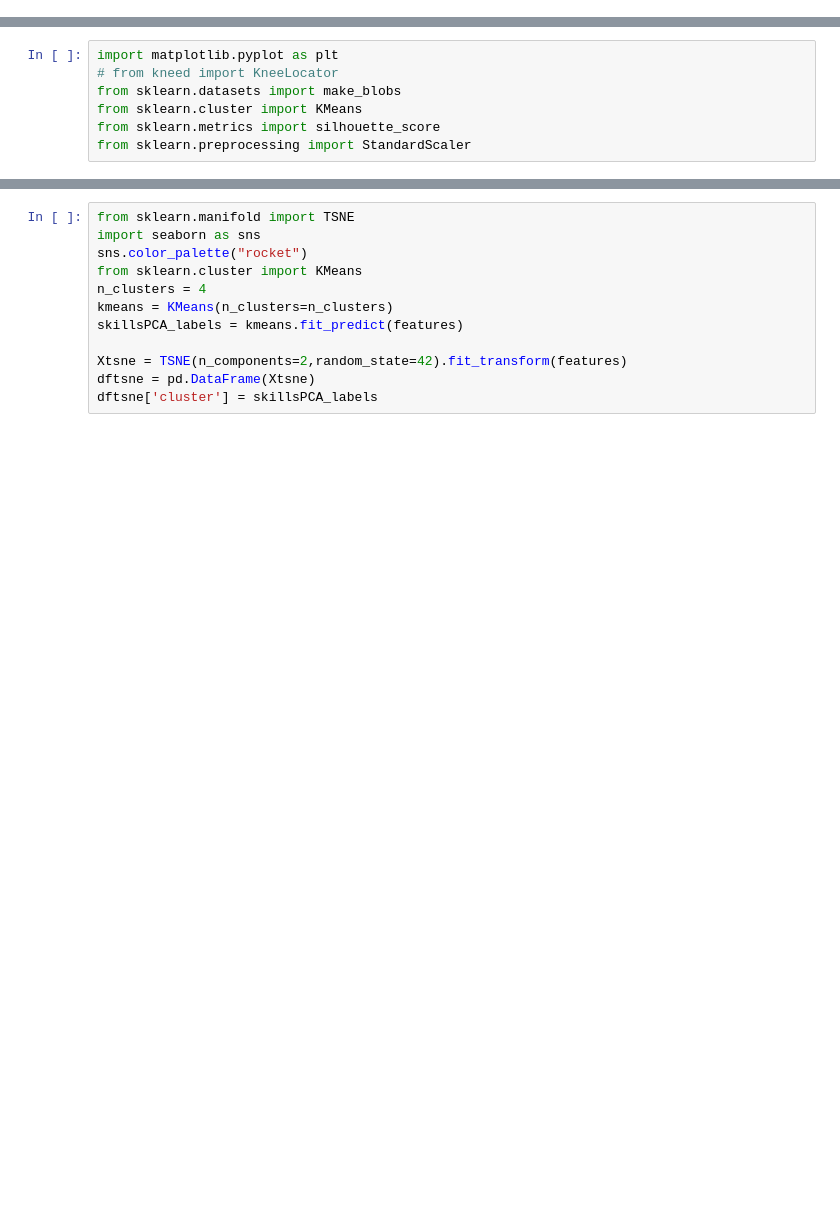
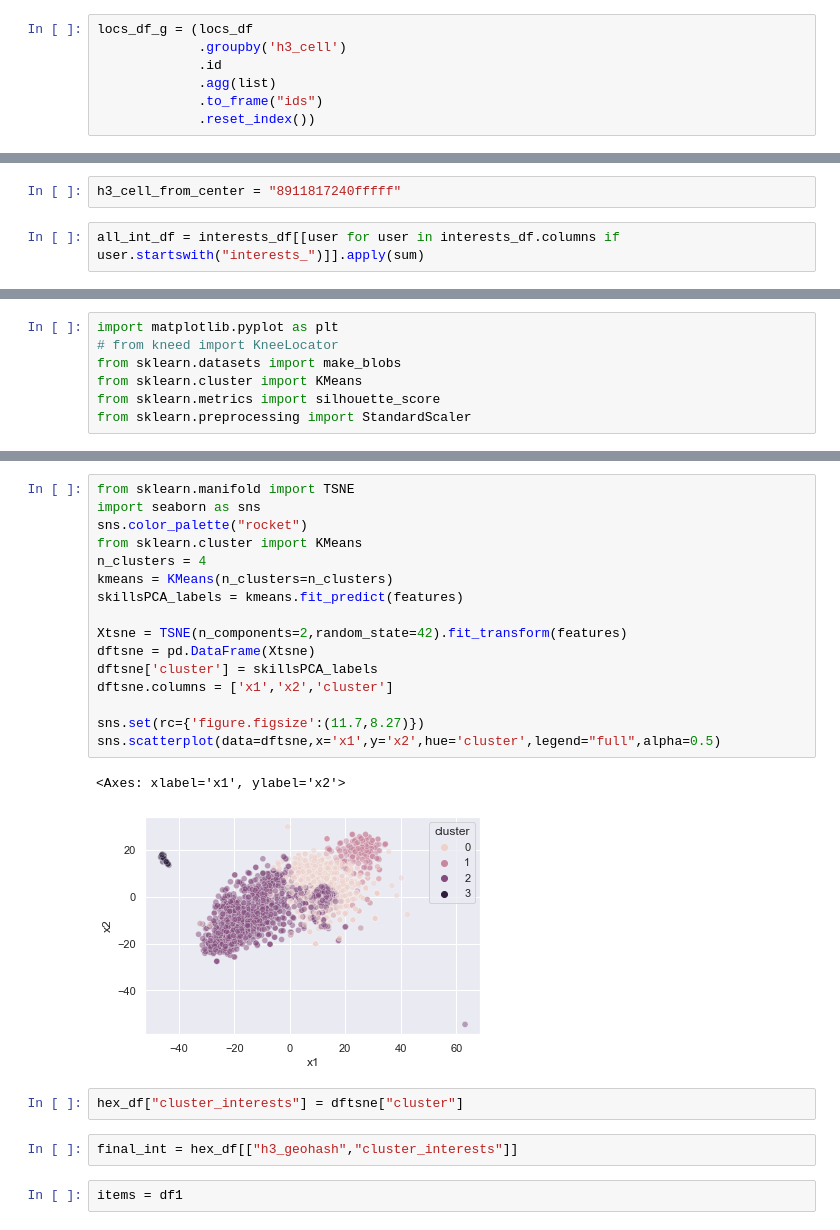
Before and after one commit to MADE-final-project/Task_1, a Jupyter notebook: business location recomender/notebooks/pipeline.ipynb, the cells around one changed output, grey strips where cells are left out. Saved outputs shown, nothing was run; the diff lists cells and outputs as text; blank space fills up the shorter version.

```diff
--- a/business location recomender/notebooks/pipeline.ipynb
+++ b/business location recomender/notebooks/pipeline.ipynb
@@ -318,3 +53,10 @@ AttributeError: ignored
+# %%
+locs_df_g = (locs_df
+             .groupby('h3_cell')
+             .id
+             .agg(list)
+             .to_frame("ids")
+             .reset_index())
 # %%
 from shapely.geometry import Polygon
 
@@ -332,3 +72,7 @@ NameError: ignored
+# %%
+h3_cell_from_center = "8911817240fffff"
+# %%
+all_int_df = interests_df[[user for user in interests_df.columns if user.startswith("interests_")]].apply(sum)
 # %%
 ids = locs_df_g[locs_df_g["h3_cell"] == h3_cell_from_center]["ids"].to_list()[0]
 df_int = interests_df[[user for user in interests_df.columns if user.startswith("interests_") or "id" in user]]
@@ -384,15 +131,28 @@ kmeans.fit(features)
 # %%
 from sklearn.manifold import TSNE
 import seaborn as sns
 sns.color_palette("rocket")
 from sklearn.cluster import KMeans
 n_clusters = 4
 kmeans = KMeans(n_clusters=n_clusters)
 skillsPCA_labels = kmeans.fit_predict(features)
 
 Xtsne = TSNE(n_components=2,random_state=42).fit_transform(features)
 dftsne = pd.DataFrame(Xtsne)
 dftsne['cluster'] = skillsPCA_labels
+dftsne.columns = ['x1','x2','cluster']
+
+sns.set(rc={'figure.figsize':(11.7,8.27)})
+sns.scatterplot(data=dftsne,x='x1',y='x2',hue='cluster',legend="full",alpha=0.5)
+# %% [output]
+<Axes: xlabel='x1', ylabel='x2'>
+[figure, added]
+# %%
+hex_df["cluster_interests"] = dftsne["cluster"]
+# %%
+final_int = hex_df[["h3_geohash","cluster_interests"]]
+# %%
+items = df1
 # %%
 H3_res = 9  # размер гексагона [1 .. 15] чем больше, тем меньше площадь
 
```
Also changed, not shown: parts of 109 cells of this notebook, 6 other files.
